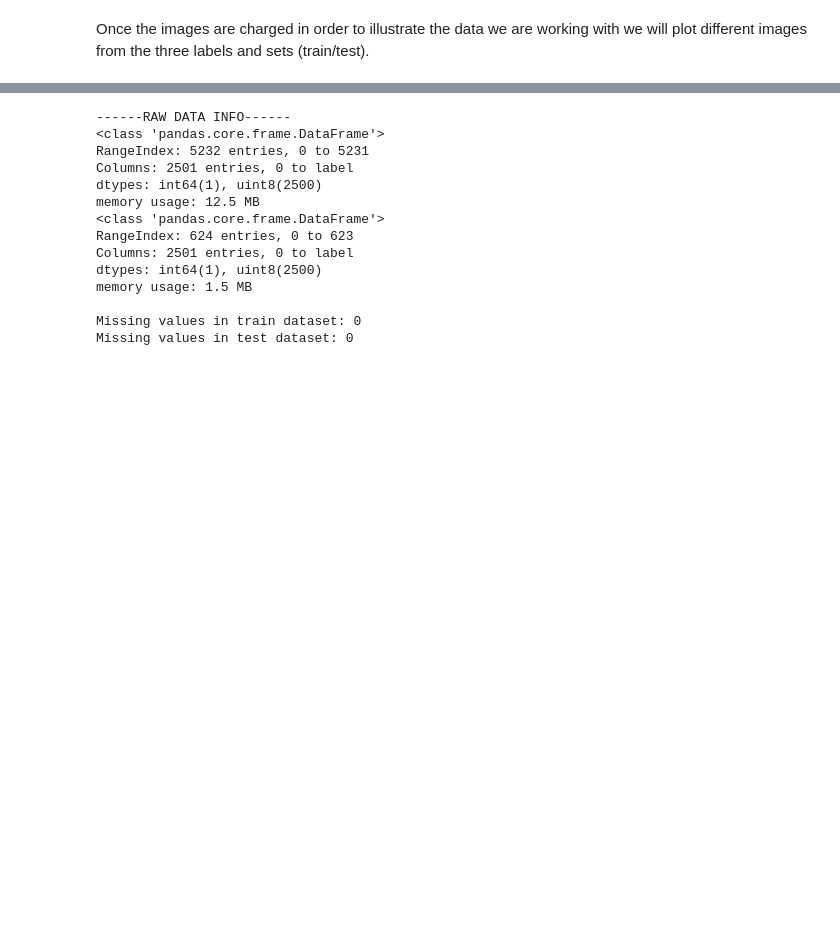
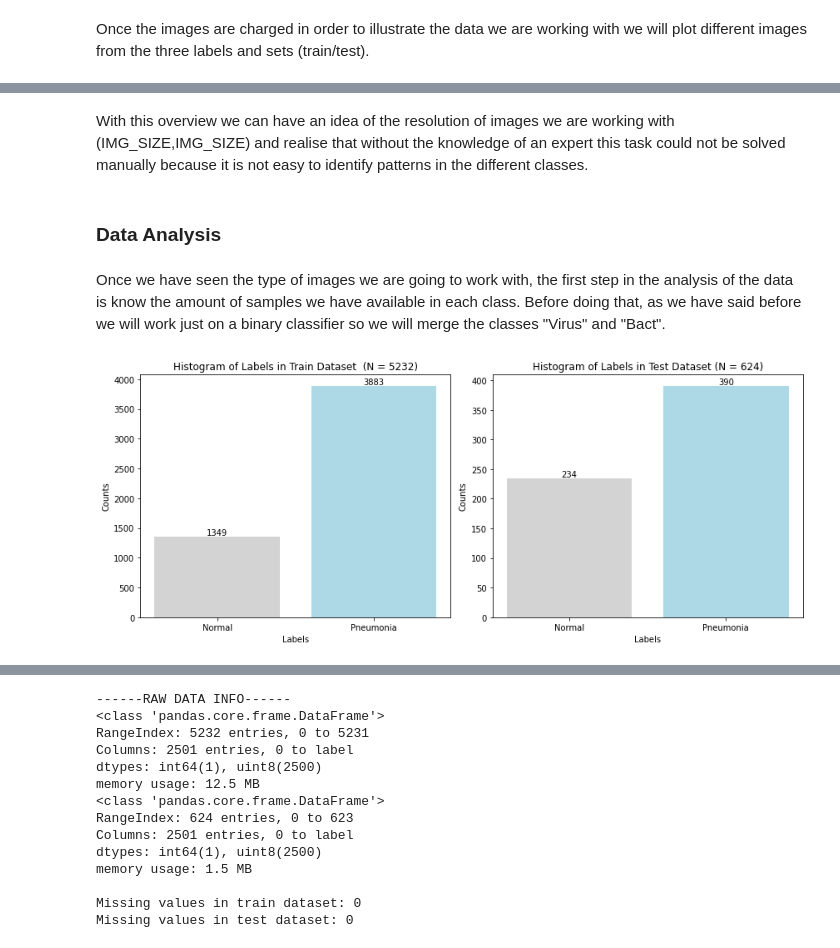
Before and after one commit to jlopetegui98/Hands-on-ML-Project, a Jupyter notebook: main.ipynb, the cells around one changed output, grey strips where cells are left out. Cells and saved outputs as stored; diff of their text form; code cells hidden in the pictures; blank space fills up the shorter version.

```diff
--- a/main.ipynb
+++ b/main.ipynb
@@ -263,0 +203,41 @@ plt.show()
+# %% [markdown]
+With this overview we can have an idea of the resolution of images we are working with (IMG_SIZE,IMG_SIZE) and realise that without the knowledge of an expert this task could not be solved manually because it is not easy to identify patterns in the different classes.
+# %% [markdown]
+### Data Analysis
+# %% [markdown]
+Once we have seen the type of images we are going to work with, the first step in the analysis of the data is know the amount of samples we have available in each class. Before doing that, as we have said before we will work just on a binary classifier so we will merge the classes "Virus" and "Bact".
+# %%
+train_labels = np.where(np.array(train_labels) == 0, 0, 1)
+test_labels = np.where(np.array(test_labels) == 0, 0, 1)
+label_names = ["Normal", "Pneumonia"]
+# %%
+# bar plot of labels in train and dataset
+plt.figure(figsize=(12,5))
+plt.subplot(1,2,1)
+train_label_counts = [list(train_labels).count(0), list(train_labels).count(1)]
+train_label_density = [item/len(train_labels) for item in train_label_counts]
+plt.bar(label_names, train_label_counts, color = ['lightgray', 'lightblue'])
+plt.xlabel("Labels")
+plt.ylabel("Counts")
+plt.title(f"Histogram of Labels in Train Dataset  (N = {len(train_labels)})")
+
+# Add total counts as text annotations
+for i, count in enumerate(train_label_counts):
+    plt.text(i, count, str(count), ha='center', va='bottom')
+
+plt.subplot(1,2,2)
+test_label_counts = [list(test_labels).count(0), list(test_labels).count(1)]
+test_label_density = [item/len(test_labels) for item in test_label_counts]
+plt.bar(label_names, test_label_counts, color = ['lightgray', 'lightblue'])
+plt.xlabel("Labels")
+plt.ylabel("Counts")
+plt.title(f"Histogram of Labels in Test Dataset (N = {len(test_labels)})")
+
+# Add total counts as text annotations
+for i, count in enumerate(test_label_counts):
+    plt.text(i, count, str(count), ha='center', va='bottom')
+
+plt.tight_layout()
+plt.show()
+# %% [output]
+[figure, added]
```
Also changed, not shown: parts of 38 cells of this notebook.
